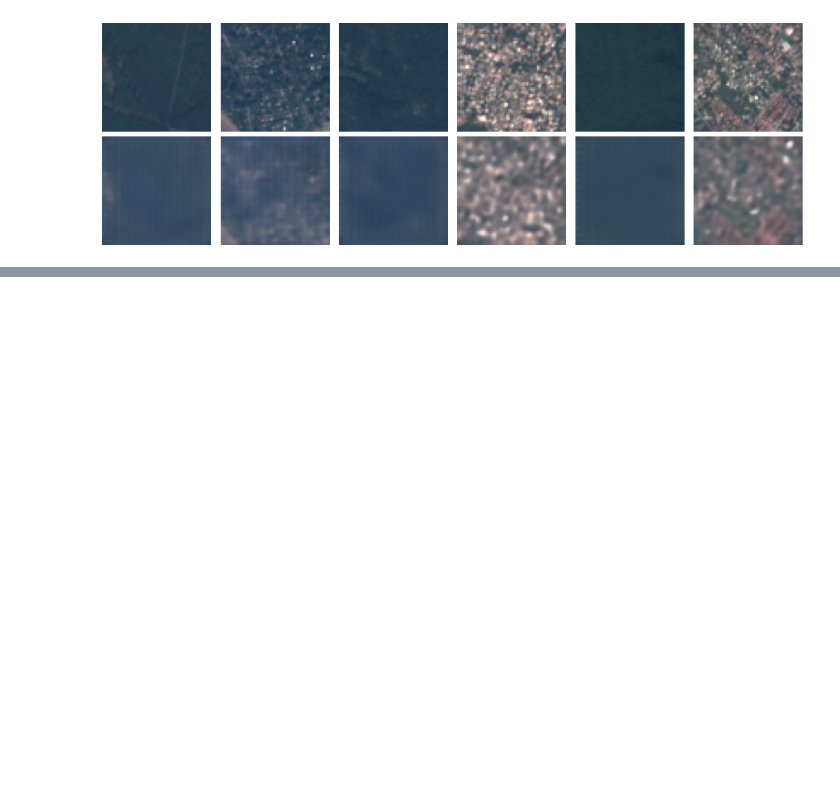
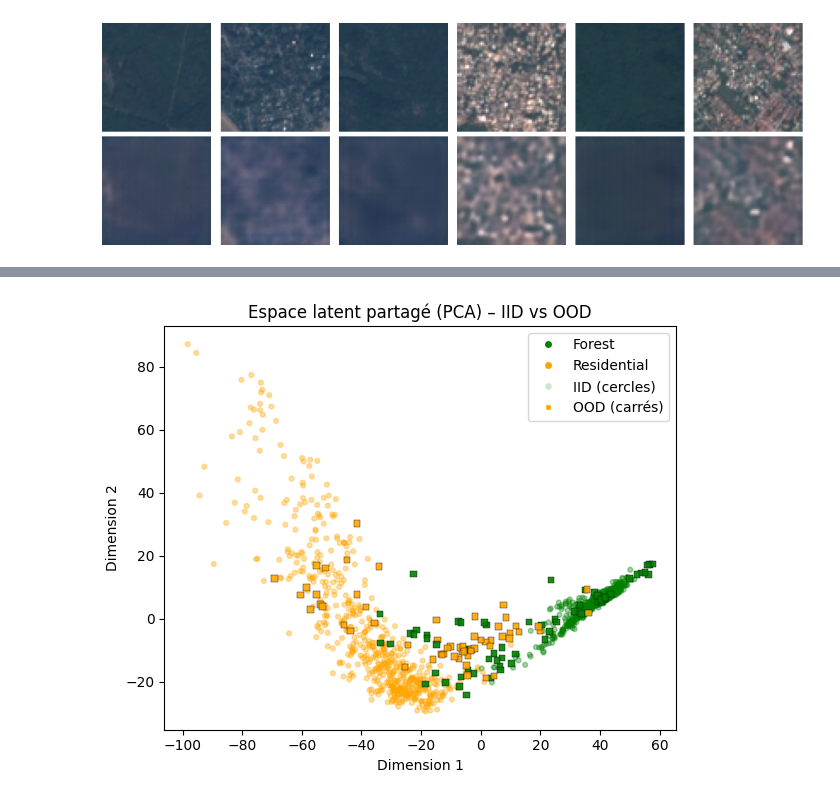
Before and after one commit to miikeydev/MTL_Classification_Reconstruction, a Jupyter notebook: notebooks/mahouna/MLT_AE_experiments.ipynb, the cells around one changed output, grey strips where cells are left out. Drawn from its saved outputs; the diff is of its cells as text; code cells hidden in the pictures; blank space fills up the shorter version.

Commit message:
Add visu to analyse latent space

```diff
--- a/notebooks/mahouna/MLT_AE_experiments.ipynb
+++ b/notebooks/mahouna/MLT_AE_experiments.ipynb
@@ -295,18 +295,19 @@ class MTL_CNN(nn.Module):
     def __init__(self):
         super().__init__()
         self.shared = nn.Sequential(
-            nn.Conv2d(3,32,3,padding=1), nn.BatchNorm2d(32), nn.ReLU(), nn.MaxPool2d(2),
-            nn.Conv2d(32,64,3,padding=1), nn.BatchNorm2d(64), nn.ReLU(), nn.MaxPool2d(2)
+            nn.Conv2d(3,16,3,padding=1), nn.BatchNorm2d(16), nn.ReLU(), nn.MaxPool2d(2),
+            nn.Conv2d(16,32,3,padding=1), nn.BatchNorm2d(32), nn.ReLU(), nn.MaxPool2d(2)
         )
         self.cls_head = nn.Sequential(
-            nn.Conv2d(64,128,3,padding=1), nn.BatchNorm2d(128), nn.ReLU(),
-            nn.AdaptiveAvgPool2d(1), nn.Flatten(), nn.Dropout(0.5), nn.Linear(128,2)
+            nn.Conv2d(32,64,3,padding=1), nn.BatchNorm2d(64), nn.ReLU(),
+            nn.AdaptiveAvgPool2d(1), nn.Flatten(), nn.Dropout(0.5), nn.Linear(64,2)
         )
         self.dec_head = nn.Sequential(
-            nn.ConvTranspose2d(64,64,4,stride=2,padding=1), nn.ReLU(),
-            nn.ConvTranspose2d(64,32,4,stride=2,padding=1), nn.ReLU(),
-            nn.Conv2d(32,3,3,padding=1), nn.Tanh()
+            nn.ConvTranspose2d(32,32,4,stride=2,padding=1), nn.ReLU(),
+            nn.ConvTranspose2d(32,16,4,stride=2,padding=1), nn.ReLU(),
+            nn.Conv2d(16,3,3,padding=1), nn.Tanh()
         )
+
     def forward(self, x):
         z = self.shared(x)
         logits = self.cls_head(z)
@@ -557,0 +613,4 @@ NameError: name 'torch' is not defined
+# %%
+visualize_latent_iid_ood(model_mtl, val_loader, ood_loader, device, method="pca")
+# %% [output]
+[figure, added]
```
Also changed, not shown: parts of 13 cells of this notebook.
